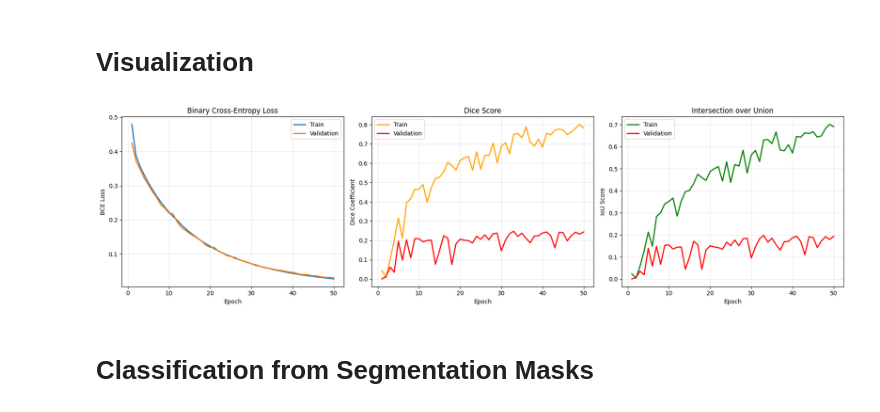
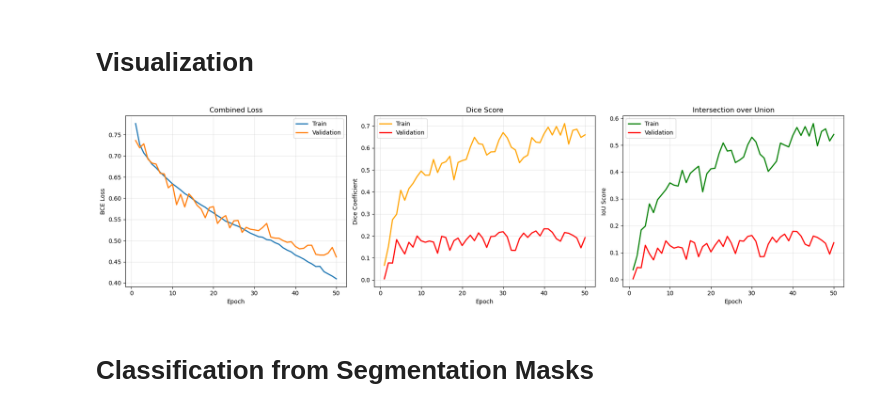
Before and after one commit to idax6797/DeepLearning-MiniProject, a Jupyter notebook: Notebooks/UNet2Plus.ipynb, the cells around one changed output. Drawn from its saved outputs; the diff is of its cells as text; code cells hidden in the pictures.

```diff
--- a/Notebooks/UNet2Plus.ipynb
+++ b/Notebooks/UNet2Plus.ipynb
@@ -220,7 +213,8 @@ LEARNING_RATE = 1e-4
 optimizer = torch.optim.Adam(unetpp.parameters(), lr=LEARNING_RATE, weight_decay=1e-5)
 
 # Loss function: BCE for segmentation
-seg_criterion = nn.BCEWithLogitsLoss()
+#seg_criterion = nn.BCEWithLogitsLoss()
+seg_criterion = BCEDiceLoss()
 
 # Training history
 history = {
@@ -236,7 +230,7 @@ history = {
 print("✓ Training configuration:")
 print(f"  Epochs: {NUM_EPOCHS}")
 print(f"  Learning rate: {LEARNING_RATE}")
-print(f"  Loss: BCE (Binary Cross-Entropy)")
+print(f"  Loss: BCE + Dice loss combined")
 print(f"  Metrics: Dice, IoU, BCE")
 print(f"  Optimizer: Adam with weight decay={1e-5}")
 # %% [output]
@@ -458,7 +452,7 @@ print("LOADING PRE-SPLIT MIP-PET TUMOR DATASET")
 print("="*70)
 
 possible_paths = [
-    Path('/content/drive/MyDrive/preprocessed_data'),
+    Path('preprocessed_data'),
 ]
 
 DATA_DIR = None
@@ -641,35 +632,35 @@ def plot_training_curves(history):
     axes[0].plot(epochs, history['train_loss'], label='Train', linewidth=2)
     axes[0].plot(epochs, history['val_loss'], label='Validation', linewidth=2)
     axes[0].set_xlabel('Epoch')
     axes[0].set_ylabel('BCE Loss')
-    axes[0].set_title('Binary Cross-Entropy Loss')
+    axes[0].set_title('Combined Loss')
     axes[0].legend()
     axes[0].grid(True, alpha=0.3)
 
     # Dice Score
     axes[1].plot(epochs, history['train_dice'], label='Train', linewidth=2, color='orange')
     axes[1].plot(epochs, history['val_dice'], label='Validation', linewidth=2, color='red')
     axes[1].set_xlabel('Epoch')
     axes[1].set_ylabel('Dice Coefficient')
     axes[1].set_title('Dice Score')
     axes[1].legend()
     axes[1].grid(True, alpha=0.3)
 
     # IoU Score
     axes[2].plot(epochs, history['train_iou'], label='Train', linewidth=2, color='green')
     axes[2].plot(epochs, history['val_iou'], label='Validation', linewidth=2, color='red')
     axes[2].set_xlabel('Epoch')
     axes[2].set_ylabel('IoU Score')
     axes[2].set_title('Intersection over Union')
     axes[2].legend()
     axes[2].grid(True, alpha=0.3)
 
     plt.tight_layout()
     plt.show()
 
 plot_training_curves(history)
 # %% [output]
-[figure, old version]
+[figure, new version]
 # %% [markdown]
 # Classification from Segmentation Masks
 # %%
```
Also changed, not shown: parts of 9 cells of this notebook.
